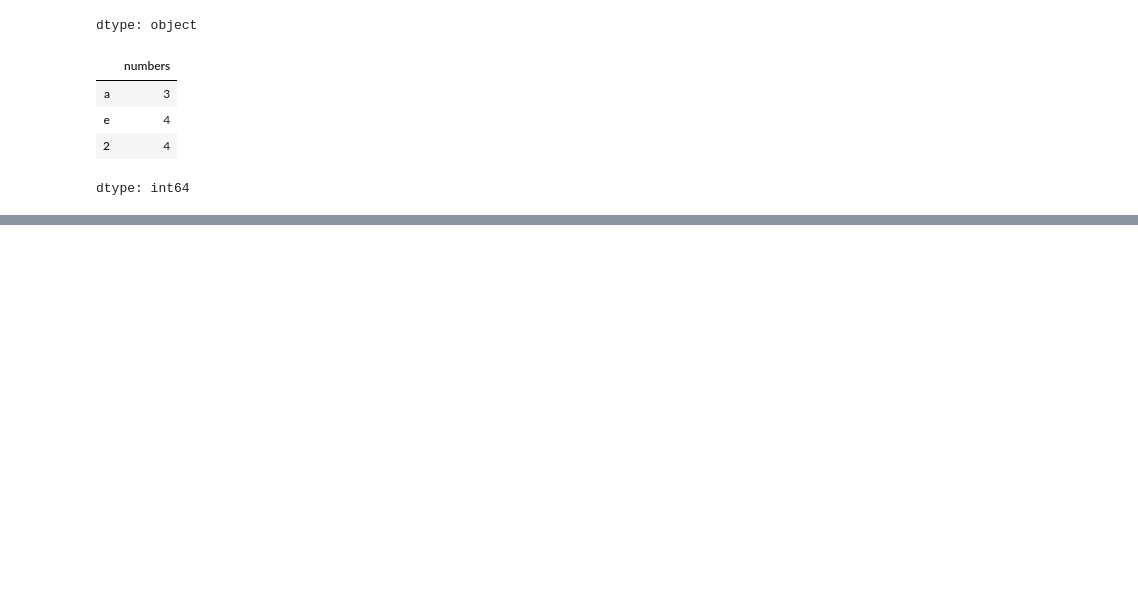
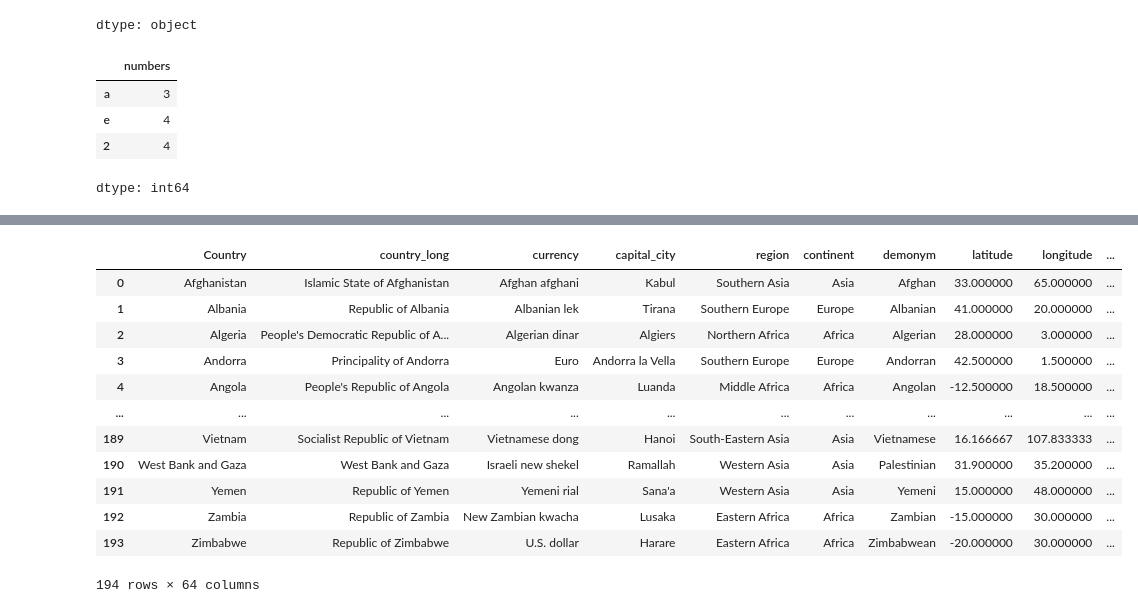
Before and after one commit to NileshPatil24-a/Complete_DataScience_Revision, a Jupyter notebook: pandas.ipynb, the cells around one changed output, grey strips where cells are left out. Saved outputs shown, nothing was run; the diff lists cells and outputs as text; code cells hidden in the pictures; blank space fills up the shorter version.

```diff
--- a/pandas.ipynb
+++ b/pandas.ipynb
@@ -27,0 +121,2 @@ dtype: int64
+# %%
+df = pd.read_csv("https://raw.githubusercontent.com/AkarshVyas/Pandas-Youtube/refs/heads/main/Countries.csv")
@@ -27,0 +149,16 @@ dtype: int64
+# %%
+df.rename(columns={"country":"Country"})
+# %% [output]
+|  | Country | country_long | currency | capital_city | region | continent | demonym | latitude | longitude | ... |
+| 0 | Afghanistan | Islamic State of Afghanistan | Afghan afghani | Kabul | Southern Asia | Asia | Afghan | 33.000000 | 65.000000 | ... |
+| 1 | Albania | Republic of Albania | Albanian lek | Tirana | Southern Europe | Europe | Albanian | 41.000000 | 20.000000 | ... |
+| 2 | Algeria | People's Democratic Republic of A... | Algerian dinar | Algiers | Northern Africa | Africa | Algerian | 28.000000 | 3.000000 | ... |
+| 3 | Andorra | Principality of Andorra | Euro | Andorra la Vella | Southern Europe | Europe | Andorran | 42.500000 | 1.500000 | ... |
+| 4 | Angola | People's Republic of Angola | Angolan kwanza | Luanda | Middle Africa | Africa | Angolan | -12.500000 | 18.500000 | ... |
+| ... | ... | ... | ... | ... | ... | ... | ... | ... | ... | ... |
+| 189 | Vietnam | Socialist Republic of Vietnam | Vietnamese dong | Hanoi | South-Eastern Asia | Asia | Vietnamese | 16.166667 | 107.833333 | ... |
+| 190 | West Bank and Gaza | West Bank and Gaza | Israeli new shekel | Ramallah | Western Asia | Asia | Palestinian | 31.900000 | 35.200000 | ... |
+| 191 | Yemen | Republic of Yemen | Yemeni rial | Sana'a | Western Asia | Asia | Yemeni | 15.000000 | 48.000000 | ... |
+| 192 | Zambia | Republic of Zambia | New Zambian kwacha | Lusaka | Eastern Africa | Africa | Zambian | -15.000000 | 30.000000 | ... |
+| 193 | Zimbabwe | Republic of Zimbabwe | U.S. dollar | Harare | Eastern Africa | Africa | Zimbabwean | -20.000000 | 30.000000 | ... |
+194 rows × 64 columns
```
Also changed, not shown: parts of 19 cells of this notebook.
